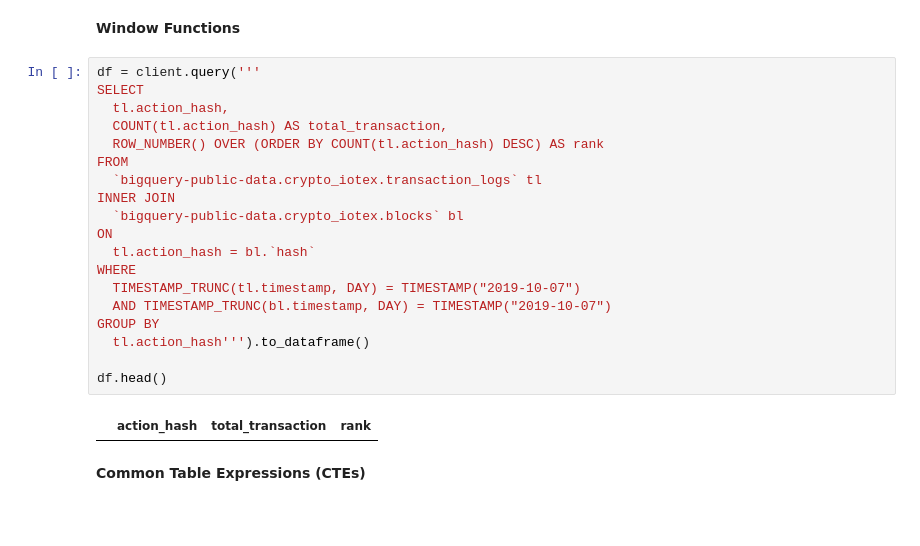
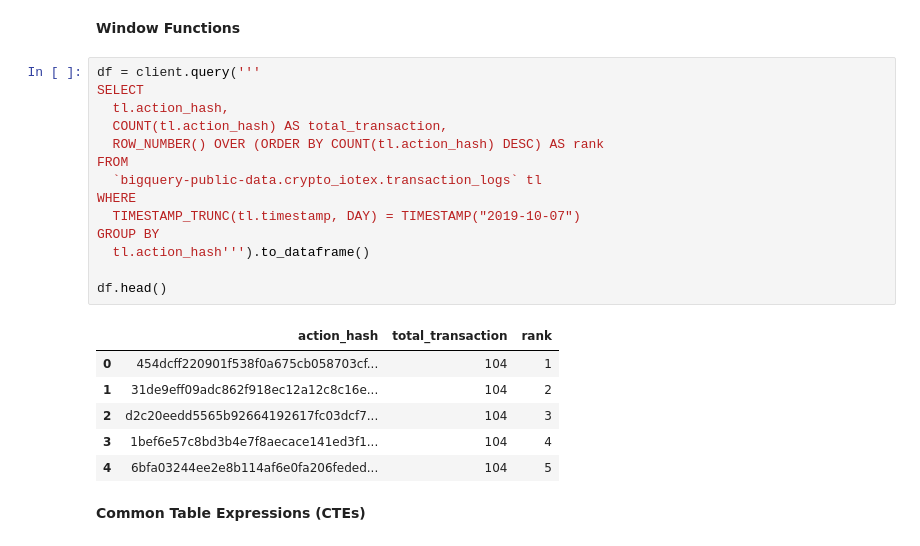
Before and after one commit to loneywalley/DataEngineer, a Jupyter notebook: Day1DataEngineering_I_Dewa_Gede_Ngurah_Bramasta_Darmawan.ipynb, the cells around one changed output. Cells and saved outputs as stored; diff of their text form; blank space fills up the shorter version.

```diff
--- a/Day1DataEngineering_I_Dewa_Gede_Ngurah_Bramasta_Darmawan.ipynb
+++ b/Day1DataEngineering_I_Dewa_Gede_Ngurah_Bramasta_Darmawan.ipynb
@@ -123,24 +119,24 @@ df.head()
 # %%
 df = client.query('''
 SELECT
   tl.action_hash,
   COUNT(tl.action_hash) AS total_transaction,
   ROW_NUMBER() OVER (ORDER BY COUNT(tl.action_hash) DESC) AS rank
 FROM
   `bigquery-public-data.crypto_iotex.transaction_logs` tl
-INNER JOIN
-  `bigquery-public-data.crypto_iotex.blocks` bl
-ON
-  tl.action_hash = bl.`hash`
 WHERE
   TIMESTAMP_TRUNC(tl.timestamp, DAY) = TIMESTAMP("2019-10-07")
-  AND TIMESTAMP_TRUNC(bl.timestamp, DAY) = TIMESTAMP("2019-10-07")
 GROUP BY
   tl.action_hash''').to_dataframe()
 
 df.head()
 # %% [output]
 |  | action_hash | total_transaction | rank |
+| 0 | 454dcff220901f538f0a675cb058703cf... | 104 | 1 |
+| 1 | 31de9eff09adc862f918ec12a12c8c16e... | 104 | 2 |
+| 2 | d2c20eedd5565b92664192617fc03dcf7... | 104 | 3 |
+| 3 | 1bef6e57c8bd3b4e7f8aecace141ed3f1... | 104 | 4 |
+| 4 | 6bfa03244ee2e8b114af6e0fa206feded... | 104 | 5 |
 # %% [markdown]
 **Common Table Expressions (CTEs)**
 # %%
```
Also changed, not shown: parts of 1 cell of this notebook.
